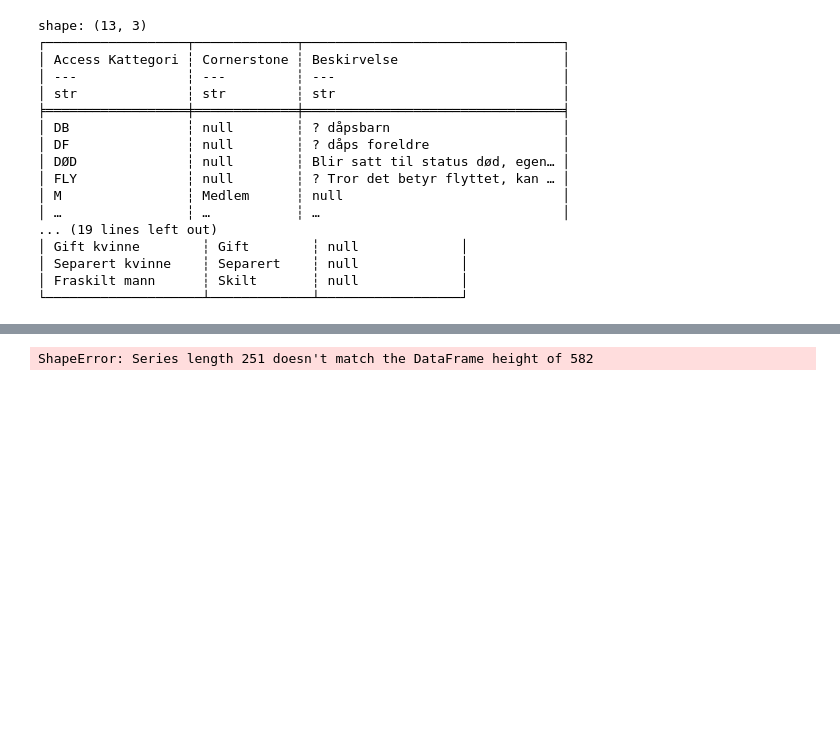
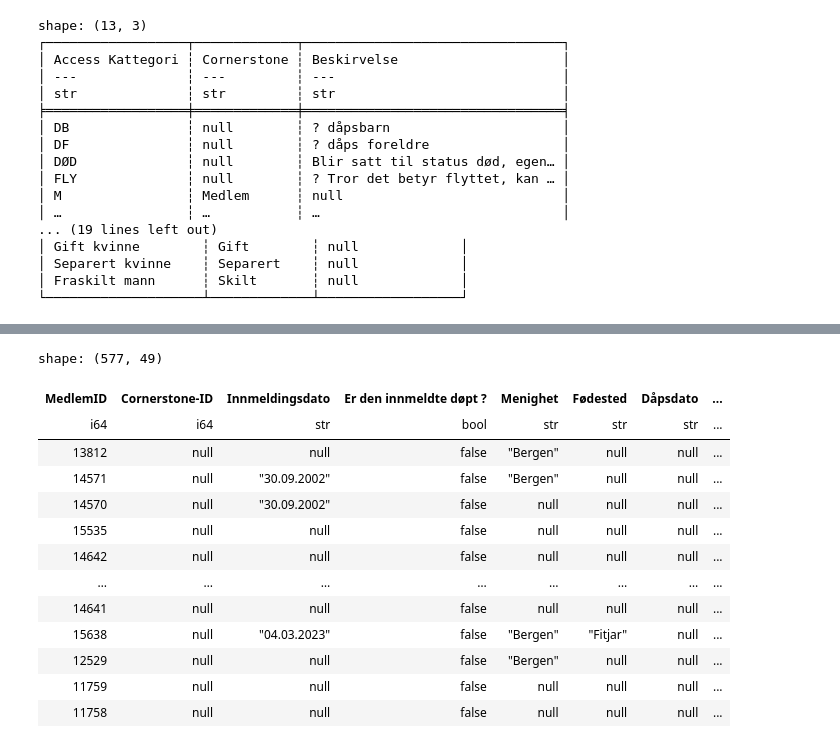
Before and after one commit to craftsmandigital/Bergens-konvertering, a Jupyter notebook: konvertering.ipynb, the cells around one changed output, grey strips where cells are left out. Cells and saved outputs as stored; diff of their text form; code cells hidden in the pictures; blank space fills up the shorter version.

```diff
--- a/konvertering.ipynb
+++ b/konvertering.ipynb
@@ -153,7 +169,7 @@ gender_map = {
 }
 
 DATE_FORMAT :str = "%d.%m.%Y"
-konverterings_tabell = (
+df_konverterings_tabell = (
     df
         .join(
             # 1. First join: rename "Cornerstone" to be specific
@@ -177,6 +193,7 @@ konverterings_tabell = (
         )
         .select(
         pl.col("MedlemID"), #
+        pl.lit(None, dtype=pl.Int64).alias("Cornerstone-ID"), # Dummy collumn, Used with handling of dublets
         pl.col("Innmeldingsdato").dt.strftime(DATE_FORMAT),
         pl.col("Er den innmeldte døpt ?"),
         pl.col("Menighet"),
@@ -208,35 +225,56 @@ konverterings_tabell = (
         pl.col("Anmerkning"),
         pl.col("Kategori_Cornerstone"), # Lagt til
         pl.col("Kategori"),
         pl.when(pl.col("Giro") == True) # The condition: is the value True?
             .then(pl.lit("Giro"))           # The result if True
             .otherwise(None)                # The result for all other cases (False and Null)
             .alias("Giro"),             # Give the new column a name
         pl.col("RegDato").dt.strftime(DATE_FORMAT),
         pl.col("SamID"),
         pl.col("FarID"),
         pl.col("MorID"),
         pl.col("Kjønn").replace_strict(
             gender_map,
             default=None # Set the default for non-matches to null
         ).alias("Kjønn"),
         pl.col("Svart?"),
         pl.col("Faddere"),
         pl.col("Er mor og far gift?"),
         pl.col("Prest"),
         pl.col("Dåpsattest"),
         pl.col("Søk"),
         pl.col("UtmeldtDato").dt.strftime(DATE_FORMAT),
         #pl.col("DødsDato").dt.strftime(DATE_FORMAT), Dødsdato er en string
-        pl.col("DødsDato"),
+        #pl.col("DødsDato"),
+        pl.when(pl.col("DødsDato").is_null() &
+               (pl.col("Kategori") == "DØD")
+               ) # The condition: is the value True?
+            .then(pl.lit("01.01.2025"))           # The result if True
+            .otherwise(None)                # The result for all other cases (False and Null)
+            .alias("DødsDato"),             # Give the new column a name
         pl.col("Kommune"),
         pl.col("KID-nr")
 
     )
 )#.filter(pl.col("DødsDato").is_not_null())
 pl.Config.set_tbl_cols(-1)
-konverterings_tabell
+#konverterings_tabell.filter(pl.col("Kategori") == "DØD")
+
+df_konverterings_tabell
 # %% [output]
-ShapeError: Series length 251 doesn't match the DataFrame height of 582
+shape: (577, 49)
+| MedlemID | Cornerstone-ID | Innmeldingsdato | Er den innmeldte døpt ? | Menighet | Fødested | Dåpsdato | ... |
+| i64 | i64 | str | bool | str | str | str | ... |
+| 13812 | null | null | false | "Bergen" | null | null | ... |
+| 14571 | null | "30.09.2002" | false | "Bergen" | null | null | ... |
+| 14570 | null | "30.09.2002" | false | null | null | null | ... |
+| 15535 | null | null | false | null | null | null | ... |
+| 14642 | null | null | false | null | null | null | ... |
+| … | … | … | … | … | … | … | ... |
+| 14641 | null | null | false | null | null | null | ... |
+| 15638 | null | "04.03.2023" | false | "Bergen" | "Fitjar" | null | ... |
+| 12529 | null | null | false | "Bergen" | null | null | ... |
+| 11759 | null | null | false | null | null | null | ... |
+| 11758 | null | null | false | null | null | null | ... |
 # %%
 #konverterings_tabell.write_excel("konverterings_tabell.xlsx")
```
Also changed, not shown: parts of 7 cells of this notebook, 1 other file.
